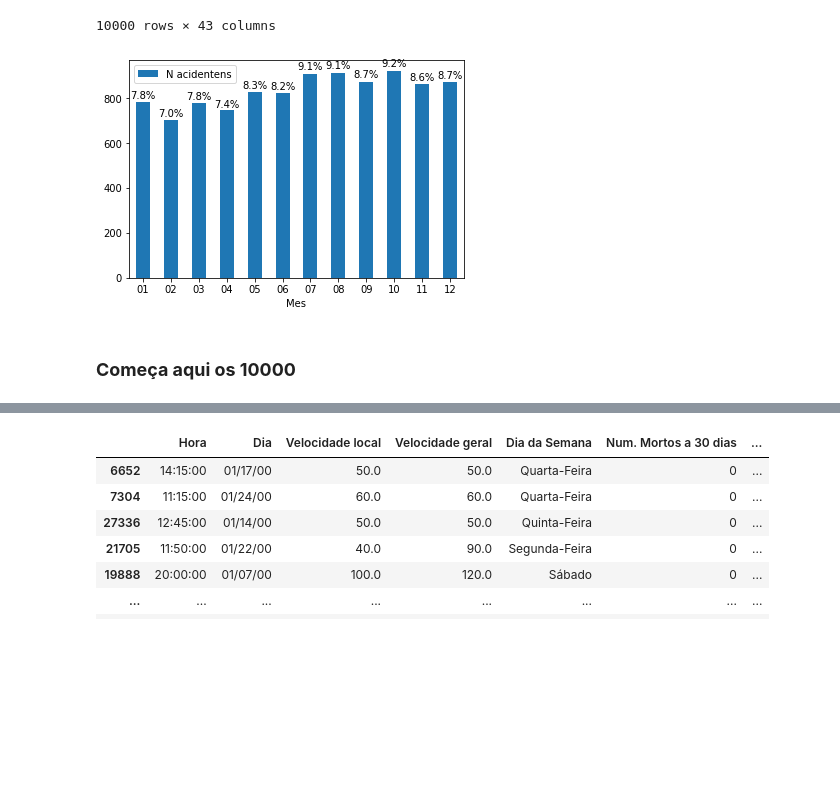
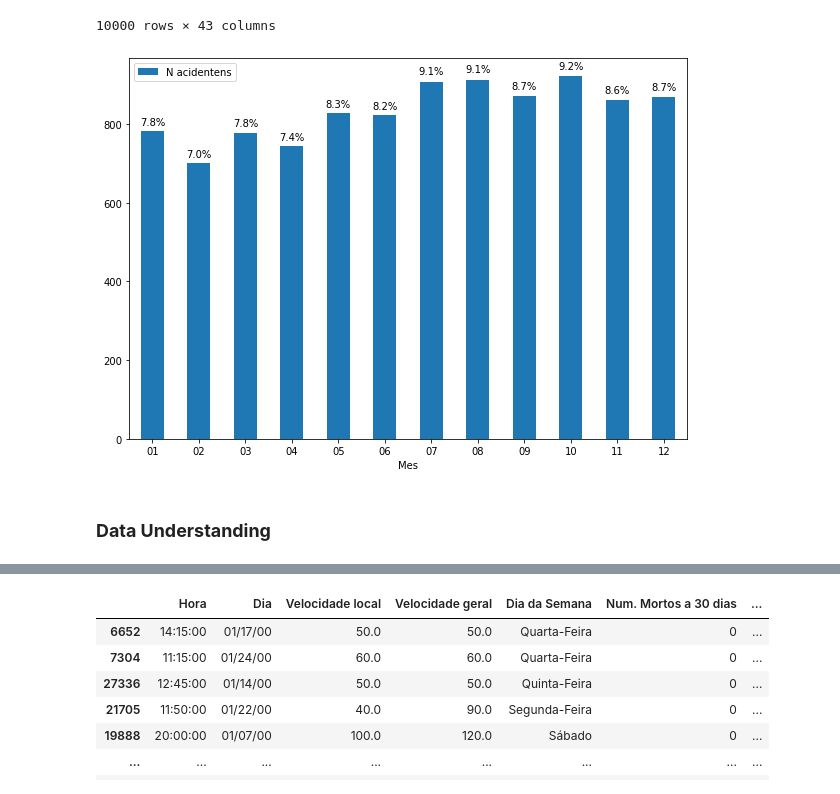
Before and after one commit to mrdso2-iscte/IAA_PROJECT, a Jupyter notebook: IAA.ipynb, the cells around one changed output, grey strips where cells are left out. Saved outputs shown, nothing was run; the diff lists cells and outputs as text; code cells hidden in the pictures; blank space fills up the shorter version.

```diff
--- a/IAA.ipynb
+++ b/IAA.ipynb
@@ -24,7 +24,7 @@ percentages=[]
 
 mes_groupby=data.groupby(data['Datahora'].str.split(':').str[1])
 df = pd.DataFrame({'Mes':mes_groupby.groups.keys(), 'N acidentens':mes_groupby.size()})
-ax = df.plot.bar(x='Mes', y='N acidentens', rot=0)
+ax = df.plot.bar(x='Mes', y='N acidentens', rot=0,figsize=(10, 7))
 
 for p in ax.patches:
     width = p.get_width()
@@ -67,15 +67,15 @@ new_data
 # %%
 percentages=[]
 
 mes_groupby=new_data.groupby(new_data['Datahora'].str.split(':').str[1])
 df = pd.DataFrame({'Mes':mes_groupby.groups.keys(), 'N acidentens':mes_groupby.size()})
-ax = df.plot.bar(x='Mes', y='N acidentens', rot=0)
+ax = df.plot.bar(x='Mes', y='N acidentens', rot=0,figsize=(10, 7))
 
 for p in ax.patches:
     width = p.get_width()
     height = p.get_height()
     x, y = p.get_xy()
     percentages.append(height/len(new_data))
     ax.annotate(f'{round(height/len(new_data)*100,1)}%', (x + width/2, y + height*1.02), ha='center')
 # %% [output]
-[figure, old version]
+[figure, new version]
@@ -94,3 +82 @@ ax = df.plot.bar(x='Dias de Semana', y='N acidentens', rot=0)
-# %% [markdown]
-### **Começa  aqui os 10000**
 # %%
@@ -99 +84,3 @@ ax = df.plot.bar(x='Dias de Semana', y='N acidentens', rot=0)
+# %% [markdown]
+### **Data Understanding**
 # %%
```
Also changed, not shown: parts of 13 cells of this notebook.
